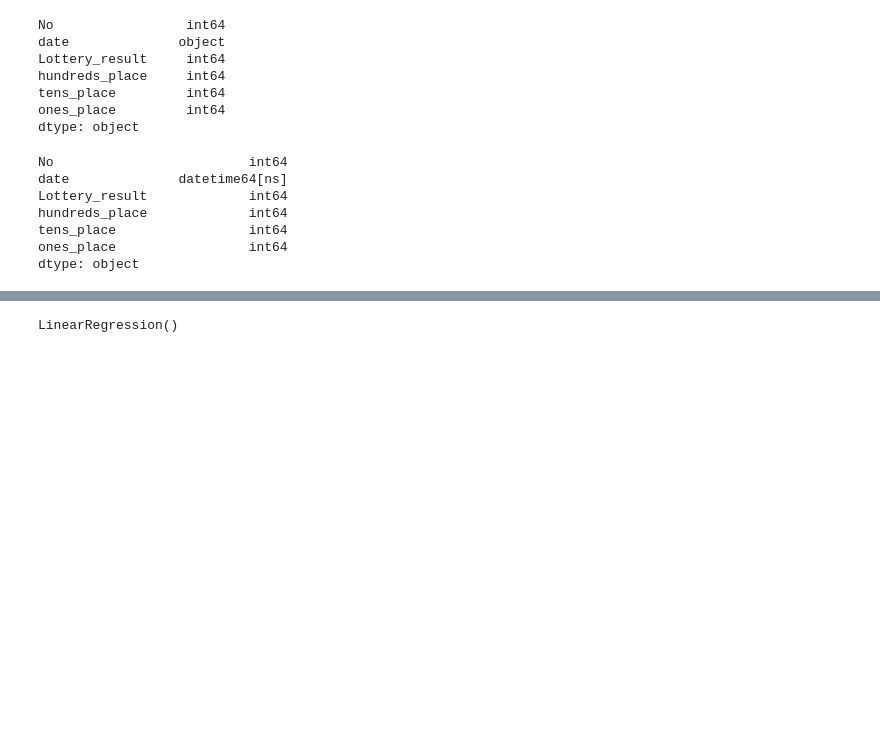
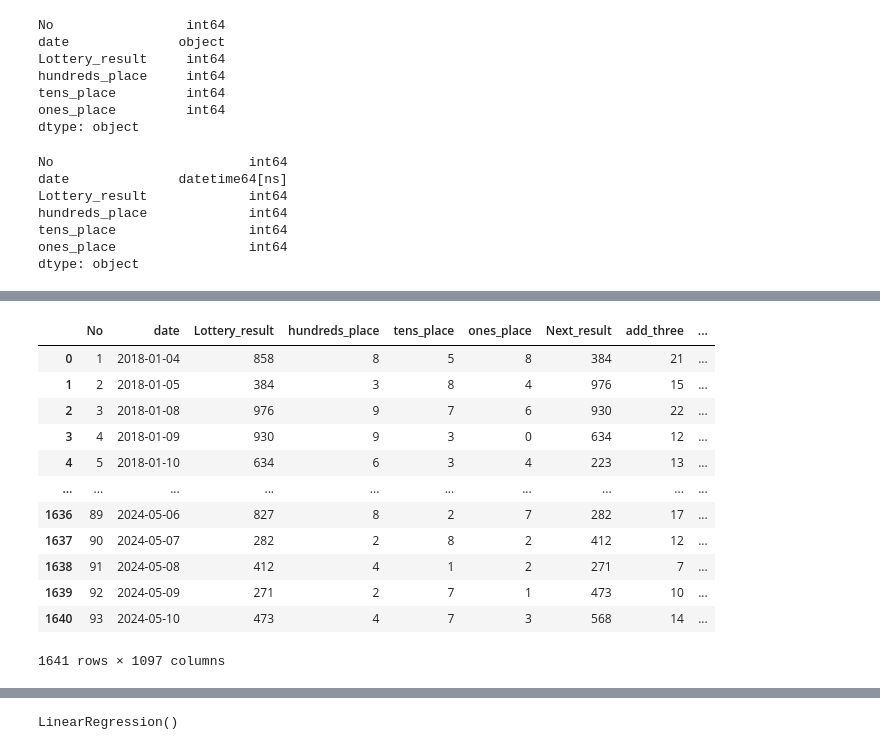
Before and after one commit to yyoshikun/workdir, a Jupyter notebook: Num_3_challenge_5.ipynb, the cells around one changed output, grey strips where cells are left out. Cells and saved outputs as stored; diff of their text form; code cells hidden in the pictures; blank space fills up the shorter version.

```diff
--- a/Num_3_challenge_5.ipynb
+++ b/Num_3_challenge_5.ipynb
@@ -1383,0 +1164,26 @@ df.to_csv(os.path.join(challenge_5_data,data_file),index=False)
+# %%
+#055 百位と年ごとにカウント-----20240407-----
+
+import collections
+list_num = Num_3_2018_2023['hp_year_join']
+df1=collections.Counter(list_num)
+
+new_column = [df1[item] for item in Num_3_2018_2023['hp_year_join'].tolist()]
+Num_3_2018_2023['h_y_counter'] = new_column
+Num_3_2018_2023
+
+#max40回の設置でいいと思う
+# %% [output]
+|  | No | date | Lottery_result | hundreds_place | tens_place | ones_place | Next_result | add_three | ... |
+| 0 | 1 | 2018-01-04 | 858 | 8 | 5 | 8 | 384 | 21 | ... |
+| 1 | 2 | 2018-01-05 | 384 | 3 | 8 | 4 | 976 | 15 | ... |
+| 2 | 3 | 2018-01-08 | 976 | 9 | 7 | 6 | 930 | 22 | ... |
+| 3 | 4 | 2018-01-09 | 930 | 9 | 3 | 0 | 634 | 12 | ... |
+| 4 | 5 | 2018-01-10 | 634 | 6 | 3 | 4 | 223 | 13 | ... |
+| ... | ... | ... | ... | ... | ... | ... | ... | ... | ... |
+| 1636 | 89 | 2024-05-06 | 827 | 8 | 2 | 7 | 282 | 17 | ... |
+| 1637 | 90 | 2024-05-07 | 282 | 2 | 8 | 2 | 412 | 12 | ... |
+| 1638 | 91 | 2024-05-08 | 412 | 4 | 1 | 2 | 271 | 7 | ... |
+| 1639 | 92 | 2024-05-09 | 271 | 2 | 7 | 1 | 473 | 10 | ... |
+| 1640 | 93 | 2024-05-10 | 473 | 4 | 7 | 3 | 568 | 14 | ... |
+1641 rows × 1097 columns
```
Also changed, not shown: parts of 106 cells of this notebook, 6 other files.
